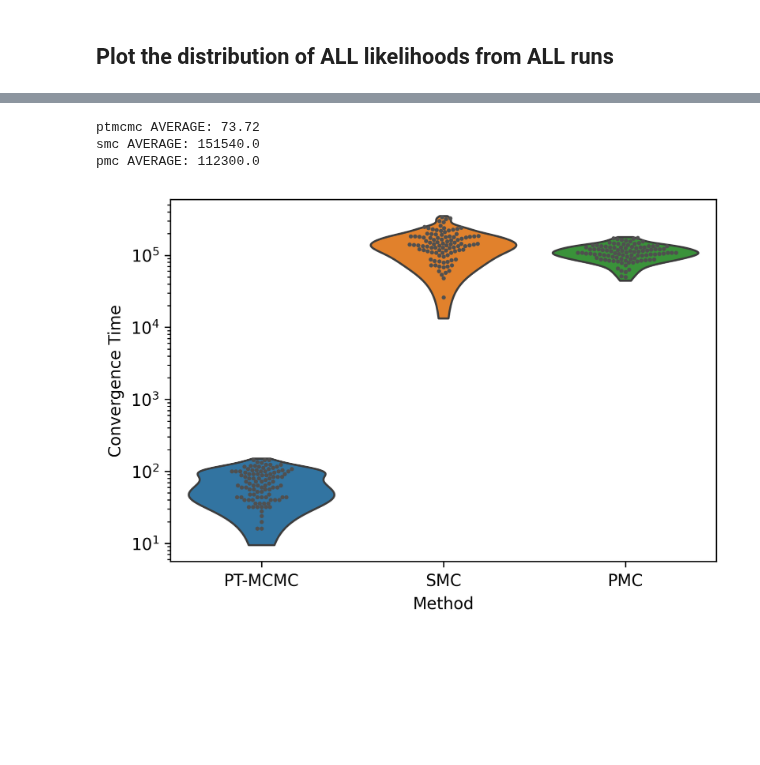
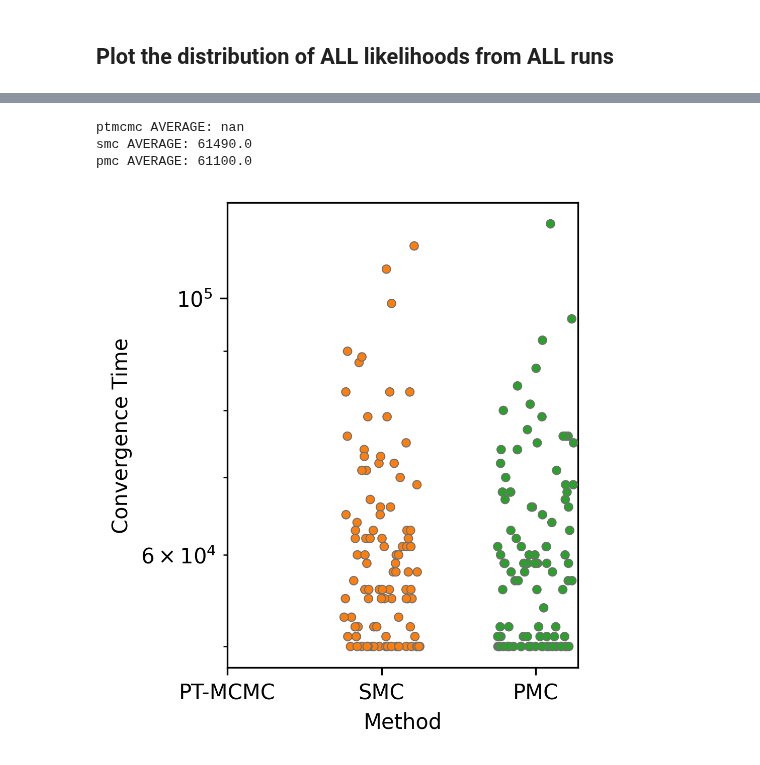
Before and after one commit to LarkinIt/BayesianBenchmark, a Jupyter notebook: compare_methods.ipynb, the cells around one changed output, grey strips where cells are left out. Drawn from its saved outputs; the diff is of its cells as text; code cells hidden in the pictures; blank space fills up the shorter version.

```diff
--- a/compare_methods.ipynb
+++ b/compare_methods.ipynb
@@ -93,24 +95,32 @@ MAX NUM FUNC CALLS: 920000
 # %%
-llh_threshold = -22.5
-plt.figure(dpi=300, figsize=(6,4))
+llh_threshold = -11
+plt.figure(dpi=300, figsize=(3,4))
 #grouped_results[0].get_convergence_times(llh_threshold)
 conv = np.array([x.get_convergence_times(llh_threshold) for x in grouped_results], dtype=object)
 conv_df = pd.DataFrame()
-for conv_arr, method in zip(conv, methods):
+
+init_llhs = np.array([x.get_best_inits() for x in grouped_results], dtype=object)
+init_llhs_df = pd.DataFrame()
+
+for conv_arr, llh_arr, method in zip(conv, init_llhs, methods):
 	temp_df = pd.DataFrame()
 	temp_df[method] = conv_arr
 	conv_df = pd.concat([conv_df, temp_df])
-	print(f"{method} AVERAGE: {np.mean(conv_arr)}")
+	print(f"{method} AVERAGE: {np.nanmean(conv_arr)}")
 
-sns.violinplot(conv_df, inner=None, cut=0.5)
-sns.swarmplot(conv_df, color="#505050",edgecolor="#505050", linewidth=0.5, s=2)
+	tmp_df = pd.DataFrame()
+	tmp_df[method] = llh_arr
+	init_llhs_df = pd.concat([init_llhs_df, tmp_df])
 
+#sns.violinplot(conv_df, inner=None, bw_method=0.1, common_norm=False)
+sns.stripplot(conv_df, edgecolor="#707070", linewidth=0.5, s=4, jitter=0.25)
+plt.margins(x=0.02)
 plt.xticks(range(len(methods)), [x.abbr for x in grouped_results])
 plt.xlabel("Method");
 plt.ylabel("Convergence Time");
-plt.yscale("log");
+plt.yscale("log")
 # %% [output]
-ptmcmc AVERAGE: 73.72
-smc AVERAGE: 151540.0
-pmc AVERAGE: 112300.0
+ptmcmc AVERAGE: nan
+smc AVERAGE: 61490.0
+pmc AVERAGE: 61100.0
-[figure, old version]
+[figure, new version]
```
Also changed, not shown: parts of 6 cells of this notebook, 2 other files.
